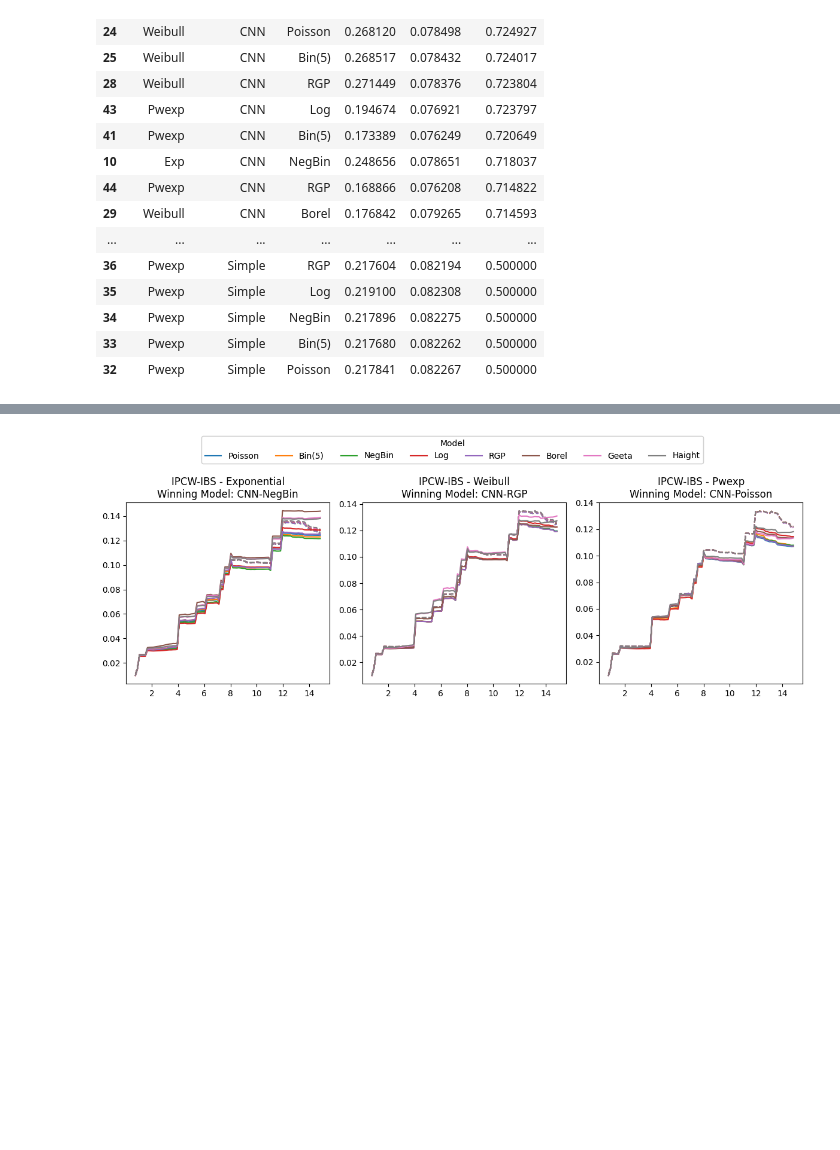
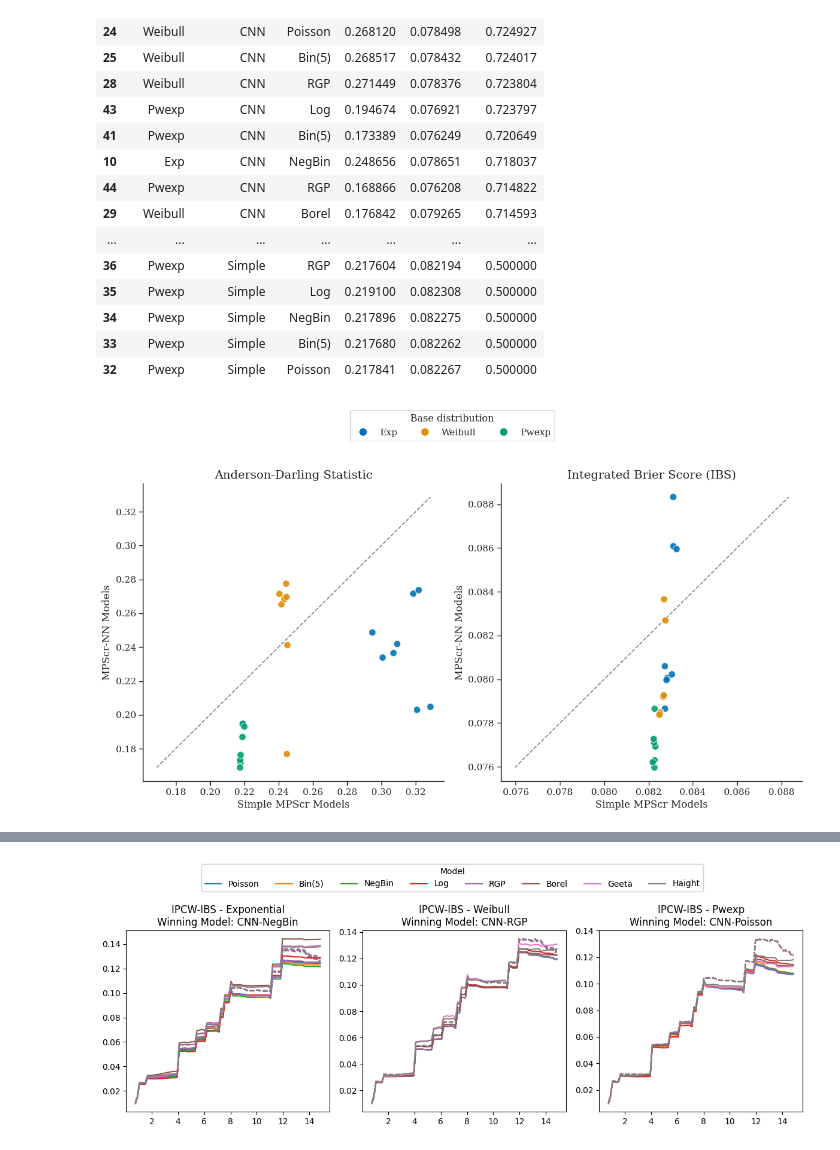
Before and after one commit to nhilariosilva/gndr_mpscr, a Jupyter notebook: OASIS Application/OASIS Results.ipynb, the cells around one changed output, grey strips where cells are left out. Drawn from its saved outputs; the diff is of its cells as text; code cells hidden in the pictures; blank space fills up the shorter version.

```diff
--- a/OASIS Application/OASIS Results.ipynb
+++ b/OASIS Application/OASIS Results.ipynb
@@ -457,3 +474,100 @@ model_results.sort_values("Mean AUC", ascending = False)
 | 34 | Pwexp | Simple | NegBin | 0.217896 | 0.082275 | 0.500000 |
 | 33 | Pwexp | Simple | Bin(5) | 0.217680 | 0.082262 | 0.500000 |
 | 32 | Pwexp | Simple | Poisson | 0.217841 | 0.082267 | 0.500000 |
+# %%
+sns.set_theme(style="ticks", context="paper", font_scale=1.2)
+
+# Match the font to your LaTeX manuscript (Times/Serif)
+plt.rcParams.update({
+    "font.family": "serif",
+    "axes.labelsize": 12,
+    "axes.titlesize": 14,
+    "legend.fontsize": 11,
+    "xtick.labelsize": 11,
+    "ytick.labelsize": 11,
+    # "text.usetex": True
+})
+
+academic_palette = sns.color_palette("colorblind")
+
+model_results_simple = model_results.loc[model_results["Model type"] == "Simple", :]
+model_results_cnn = model_results.loc[model_results["Model type"] == "CNN", :]
+
+# Slightly reduced height for better integration into a two-column paper layout
+fig, ax = plt.subplots(nrows = 1, ncols = 2, figsize = (12, 6))
+
+# Plotting AD Statistic
+all_AD_metrics = model_results["AD"]
+sns.scatterplot(
+    x=model_results_simple["AD"].to_numpy(),
+    y=model_results_cnn["AD"].to_numpy(),
+    hue=model_results_simple["Base dist"],
+    palette = academic_palette,
+    edgecolor = "white",
+    s = 70,
+    alpha = 0.9,
+    ax = ax[0]
+)
+
+ax[0].plot([np.min(all_AD_metrics), np.max(all_AD_metrics)],
+           [np.min(all_AD_metrics), np.max(all_AD_metrics)],
+           color = "black", linestyle = "--", alpha = 0.5, zorder = 0)
+
+base_dist = model_results_simple["Base dist"]
+base_dist_unique = base_dist.unique()
+
+# Plotting IBS Metric
+all_IBS_metrics = model_results["IBS"]
+sns.scatterplot(
+    x = model_results_simple["IBS"].to_numpy(),
+    y = model_results_cnn["IBS"].to_numpy(),
+    hue = base_dist,
+    palette = academic_palette,
+    edgecolor = "white",
+    s = 70,
+    alpha = 0.9,
+    ax = ax[1]
+)
+
+ax[1].plot([np.min(all_IBS_metrics), np.max(all_IBS_metrics)],
+           [np.min(all_IBS_metrics), np.max(all_IBS_metrics)],
+           color = "black", linestyle = "--", alpha = 0.5, zorder = 0)
+
+# 5. Clean up labels and titles (Formal and precise)
+ax[0].set_title("Anderson-Darling Statistic")
+ax[0].set_xlabel("Simple MPScr Models")
+ax[0].set_ylabel("MPScr-NN Models")
+
+ax[1].set_title("Integrated Brier Score (IBS)")
+ax[1].set_xlabel("Simple MPScr Models")
+ax[1].set_ylabel("MPScr-NN Models")
+
+# Remove the top and right borders of the plot (highly recommended for journals)
+sns.despine(fig)
+
+# Consolidate the legend (you only need one for both plots)
+ax[0].get_legend().remove()
+ax[1].get_legend().remove()
+
+group_handles = [
+    Line2D([0], [0], color = academic_palette[i], linestyle = 'None', marker = 'o', markersize = 8,
+           label = base_dist_unique[i]) for i in range(len(base_dist_unique))
+]
+legend1 = fig.legend(
+    handles = group_handles,
+    loc = 'upper center',
+    bbox_to_anchor = (0.5, 1.15),
+    title = "Base distribution",
+    ncol = 8
+)
+
+plt.tight_layout()
+
+fig.savefig('images/base_model_statistics_simple_medium.png', format = 'png', dpi = 300,
+            bbox_inches = 'tight')
+fig.savefig('images/base_model_statistics_simple_medium.pdf', format = 'pdf', dpi = 300,
+            bbox_inches = 'tight')
+
+plt.show()
+# %% [output]
+[figure, added]
```
Also changed, not shown: parts of 27 cells of this notebook, 4 other files.
